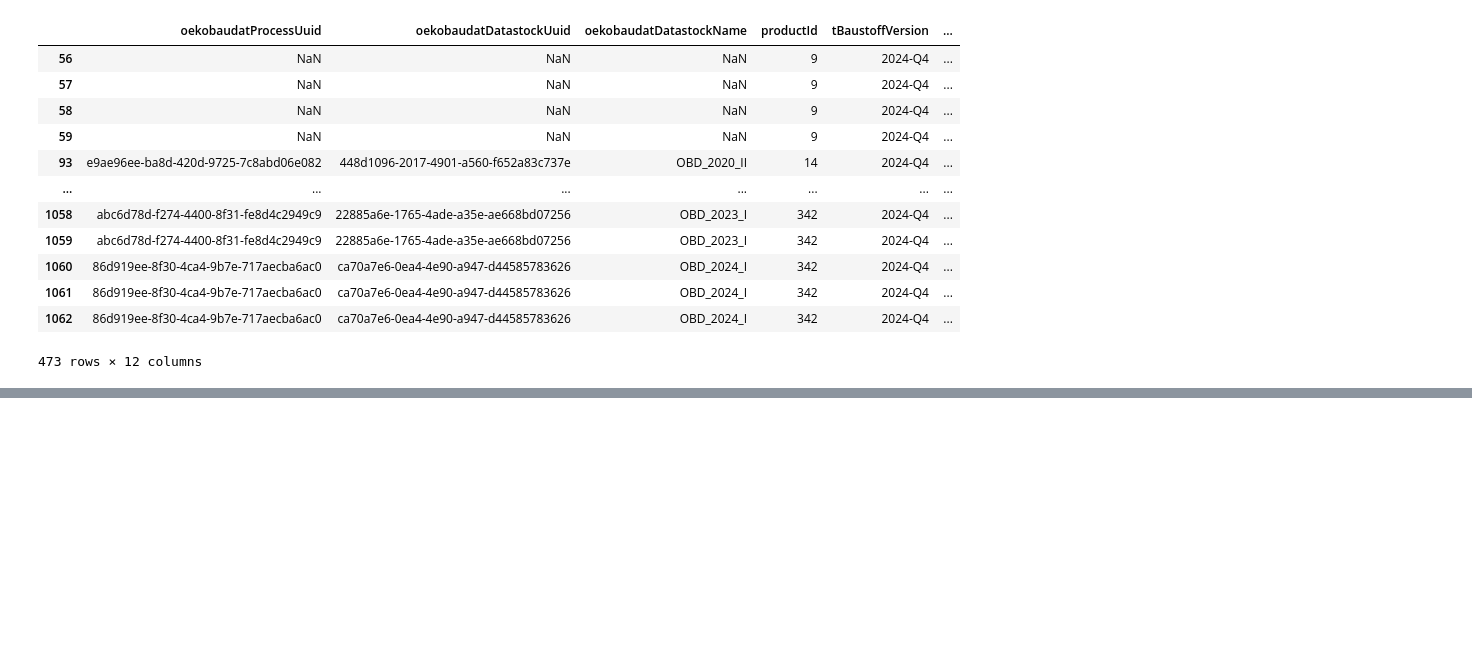
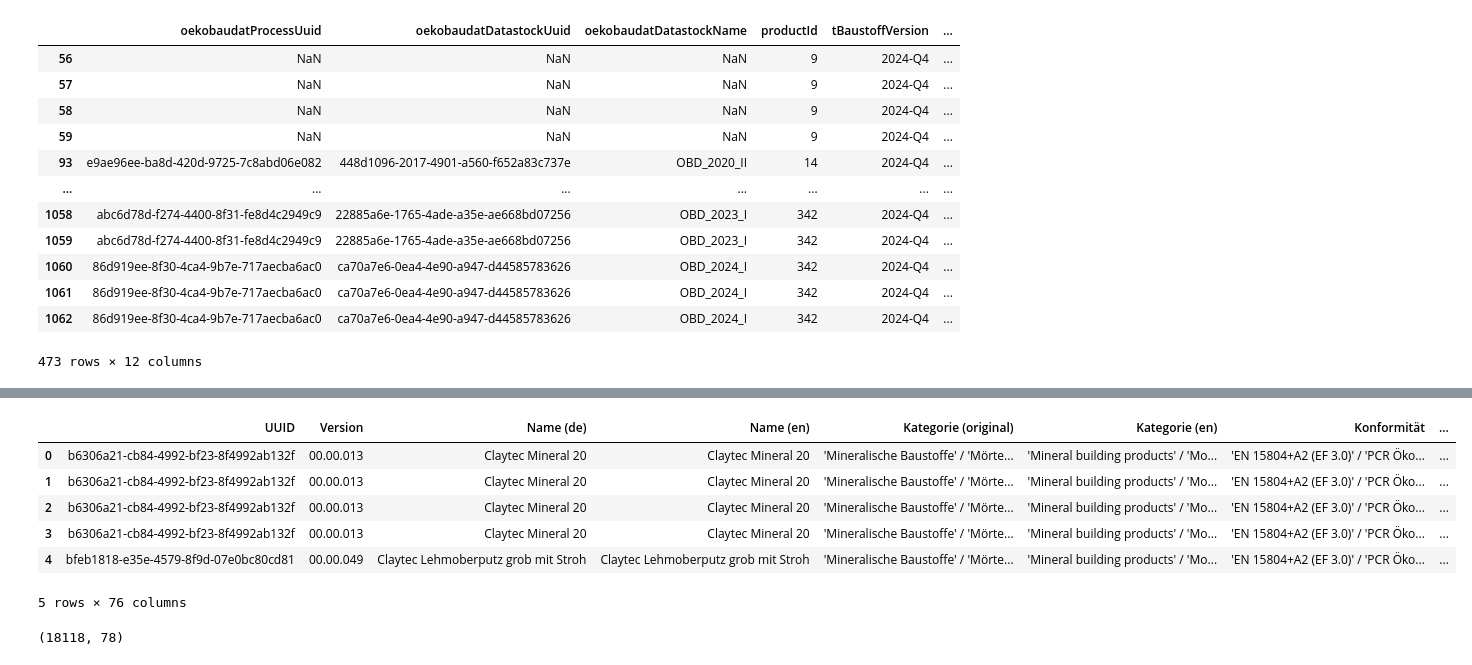
Before and after one commit to n3xtcoder-ai4impact/bbsr-challenge, a Jupyter notebook: tbaustoff.ipynb, the cells around one changed output, grey strips where cells are left out. Drawn from its saved outputs; the diff is of its cells as text; code cells hidden in the pictures; blank space fills up the shorter version.

```diff
--- a/tbaustoff.ipynb
+++ b/tbaustoff.ipynb
@@ -500,0 +710,14 @@ labeled_bootstrapped_df
+# %%
+obd_df_clean.head()
+# %% [output]
+|  | UUID | Version | Name (de) | Name (en) | Kategorie (original) | Kategorie (en) | Konformität | ... |
+| 0 | b6306a21-cb84-4992-bf23-8f4992ab132f | 00.00.013 | Claytec Mineral 20 | Claytec Mineral 20 | 'Mineralische Baustoffe' / 'Mörte... | 'Mineral building products' / 'Mo... | 'EN 15804+A2 (EF 3.0)' / 'PCR Öko... | ... |
+| 1 | b6306a21-cb84-4992-bf23-8f4992ab132f | 00.00.013 | Claytec Mineral 20 | Claytec Mineral 20 | 'Mineralische Baustoffe' / 'Mörte... | 'Mineral building products' / 'Mo... | 'EN 15804+A2 (EF 3.0)' / 'PCR Öko... | ... |
+| 2 | b6306a21-cb84-4992-bf23-8f4992ab132f | 00.00.013 | Claytec Mineral 20 | Claytec Mineral 20 | 'Mineralische Baustoffe' / 'Mörte... | 'Mineral building products' / 'Mo... | 'EN 15804+A2 (EF 3.0)' / 'PCR Öko... | ... |
+| 3 | b6306a21-cb84-4992-bf23-8f4992ab132f | 00.00.013 | Claytec Mineral 20 | Claytec Mineral 20 | 'Mineralische Baustoffe' / 'Mörte... | 'Mineral building products' / 'Mo... | 'EN 15804+A2 (EF 3.0)' / 'PCR Öko... | ... |
+| 4 | bfeb1818-e35e-4579-8f9d-07e0bc80cd81 | 00.00.049 | Claytec Lehmoberputz grob mit Stroh | Claytec Lehmoberputz grob mit Stroh | 'Mineralische Baustoffe' / 'Mörte... | 'Mineral building products' / 'Mo... | 'EN 15804+A2 (EF 3.0)' / 'PCR Öko... | ... |
+5 rows × 76 columns
+# %%
+obd_with_eol.
+# %% [output]
+(18118, 78)
```
Also changed, not shown: parts of 36 cells of this notebook, 3 other files.
